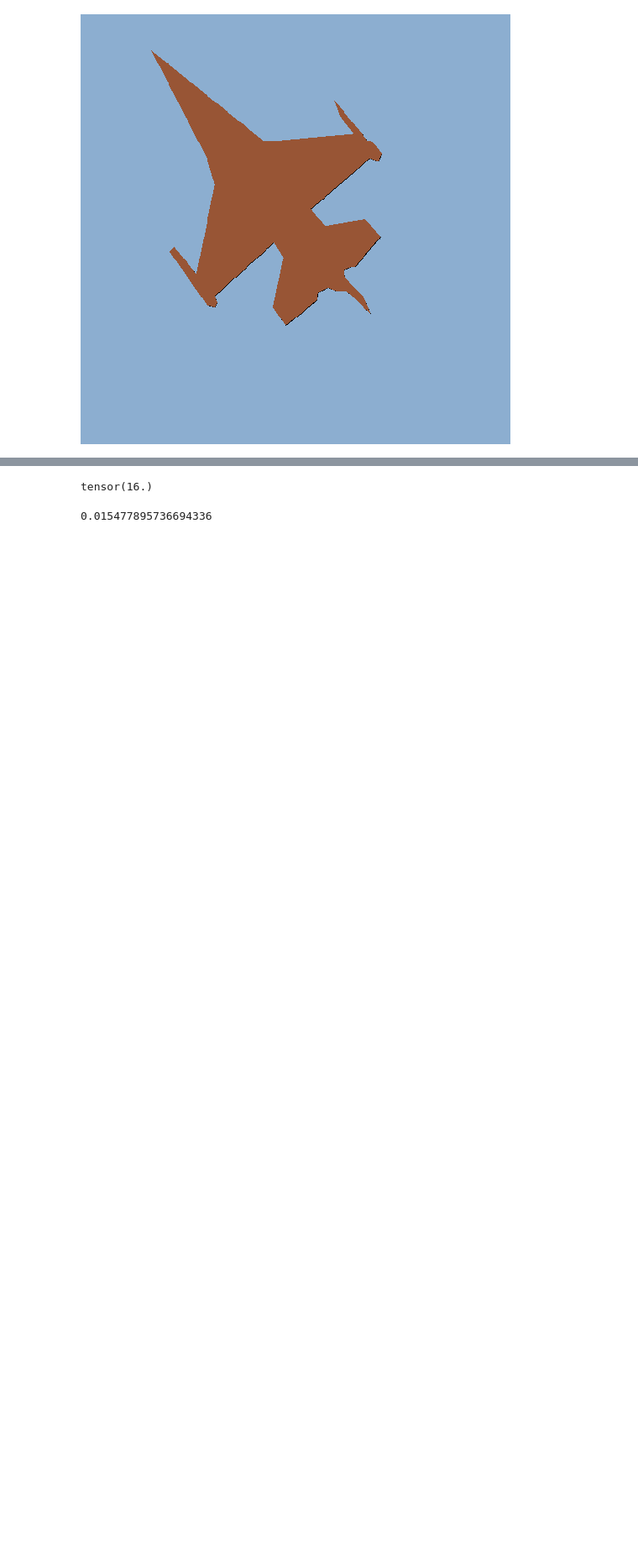
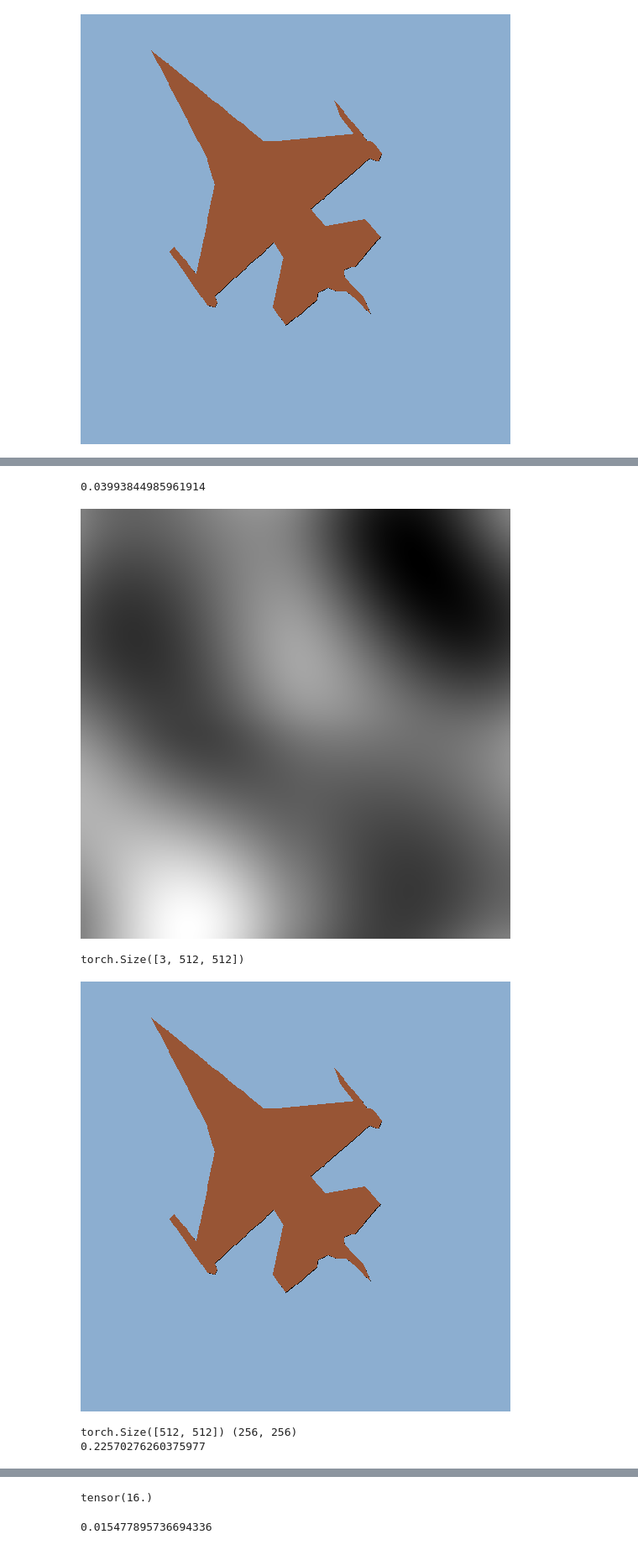
Before and after one commit to lukovnikov/controlnet11, a Jupyter notebook: variable_hardblur_test.ipynb, the cells around one changed output, grey strips where cells are left out. Shown at 84% size. Saved outputs shown, nothing was run; the diff lists cells and outputs as text; code cells hidden in the pictures; blank space fills up the shorter version.

```diff
--- a/variable_hardblur_test.ipynb
+++ b/variable_hardblur_test.ipynb
@@ -62,10 +110,16 @@ def variable_hardblur(pilimg,
                       colors=None,
                       bgr_color=torch.tensor([0, 0, 0]),
                       device=torch.device("cpu"),
+                      rescale=2,
+                      smoothing=11,
                      ):
     # img = to_tensor(pilimg)
     rmap = rmap.to(device)
     img = pilimg.to(device)
+
+    original_shape = img.shape[-2:]
+    inner_shape = tuple([x // rescale for x in original_shape])
+
     intimg = (img * 255).to(torch.long)
     colorcodes = intimg[2] * 256*256 + intimg[1] * 256 + intimg[0]
     bgrcode = (bgr_color * 255).to(torch.long)
@@ -74,6 +128,10 @@ def variable_hardblur(pilimg,
     if colors is None:
         colors = uniquecolorcodes
 
+#     _img = interpolate(img[None], inner_shape, mode="nearest")[0]
+    print(rmap.shape, inner_shape)
+    _rmap = (interpolate(rmap[None, None], inner_shape, mode="bilinear")[0, 0] / rescale).long()
+
     # create uniform circular kernel
     # radius = MAX_RADIUS
     # kernel = create_kernel(radius).to(device)
@@ -81,16 +139,26 @@ def variable_hardblur(pilimg,
     # generate separate masks for every color
     regionmasks = []
     for colorcode in colors:
+#         print(colorcode)
         current_region_mask = (colorcodes == colorcode).float()                                # (H x W)
-        kernelsizes = rmap * current_region_mask                                               # (H x W)
+        _current_region_mask = interpolate(current_region_mask[None, None], inner_shape, mode="nearest")[0, 0]
+        kernelsizes = _rmap * _current_region_mask                                               # (H x W)
         for kernelsize in list(kernelsizes.unique().long().cpu().numpy()):
+#             print(kernelsize)
             if kernelsize < 1:
                 continue
             kernelsize_mask = kernelsizes == kernelsize
             # print(kernelsize)
             # display(to_pil_image(kernelsize_mask.float()))
             kernel = create_kernel(kernelsize).to(device)
-            expanded_region_mask = (conv2d(kernelsize_mask[None].float(), kernel, padding="same") > 0)
+            _expanded_region_mask = (conv2d(kernelsize_mask[None].float(), kernel, padding="same") > 0)
+#             print(_expanded_region_mask.shape, original_shape)
+            expanded_region_mask = interpolate(_expanded_region_mask[None].float(), original_shape, mode="bicubic")[0]
+            if smoothing > 0:
+                expanded_region_mask = gaussian_blur(expanded_region_mask, smoothing)
+                expanded_region_mask = expanded_region_mask > 0.5
+            expanded_region_mask = expanded_region_mask.bool()
+#             display(to_pil_image(expanded_region_mask.float()))
             current_region_mask = torch.maximum(current_region_mask, expanded_region_mask)
         """
         current_kernel_size = 2 ** (torch.log(torch.tensor(kernelsizes.max())) / math.log(2)).floor().cpu()
@@ -105,6 +173,7 @@ def variable_hardblur(pilimg,
             kernelsizes = kernelsizes - current_kernel_size * current_kernel_mask
         regionmask = (conv2d(regionmask[None], kernel, padding="same") > 0).float()
            """
+
 
         #print(current_region_mask)
         #display(to_pil_image(current_region_mask / current_region_mask.max()))
@@ -188,0 +195,24 @@ def variable_hardblur_edges(pilimg,
+# %%
+start = time.time()
+_rmap = generate_random_rmap(gridsize=2, shape=(512, 512), rescale=8)
+end = time.time()
+print(end - start)
+display(to_pil_image(_rmap))
+
+end = time.time()
+_segimg = (pil_to_tensor(segimg) / 255).float()
+rmap = (_rmap * 32)
+print(_segimg.shape)
+display(to_pil_image(_segimg))
+
+ret = variable_hardblur( _segimg , rmap=rmap, device=torch.device("cuda", 0), rescale=2, smoothing=13)
+end2 = time.time()
+print(end2 - end)
+display(to_pil_image(ret))
+# %% [output]
+0.03993844985961914
+[figure, added]
+torch.Size([3, 512, 512])
+[figure, added]
+torch.Size([512, 512]) (256, 256)
+0.22570276260375977
```
Also changed, not shown: parts of 16 cells of this notebook, 1 other file.
